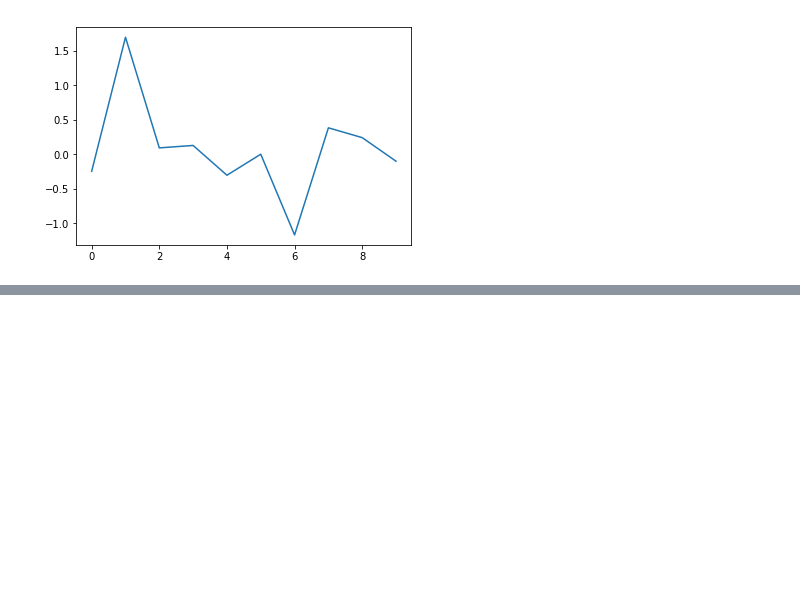
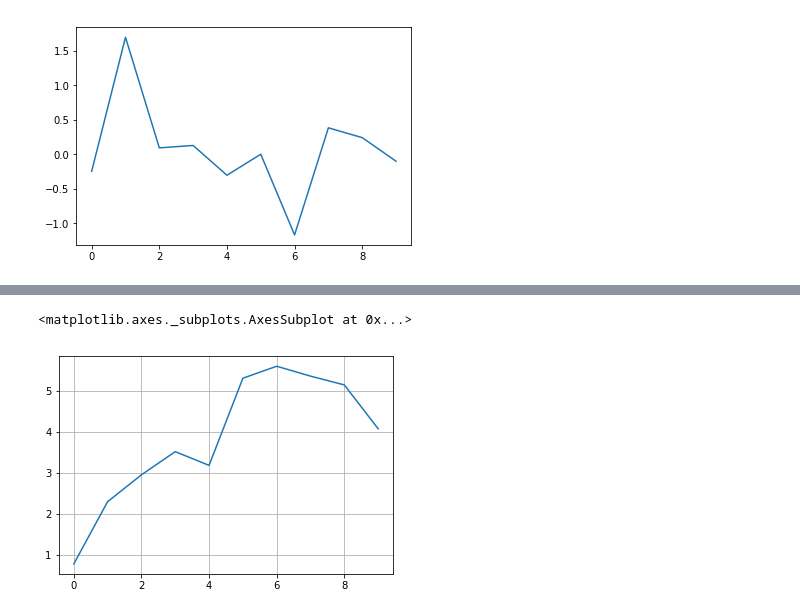
Before and after one commit to lqleon1214/data_analysis_test, a Jupyter notebook: data-exploration-visualization.ipynb, the cells around one changed output, grey strips where cells are left out. Drawn from its saved outputs; the diff is of its cells as text; code cells hidden in the pictures; blank space fills up the shorter version.

```diff
--- a/data-exploration-visualization.ipynb
+++ b/data-exploration-visualization.ipynb
@@ -56,0 +74,5 @@ normals.plot()
+# %%
+normals.cumsum().plot(grid=True)      # 先是累计求和，然后再绘图，并且绘制网格线。
+# %% [output]
+<matplotlib.axes._subplots.AxesSubplot at 0x...>
+[figure, added]
```
Also changed, not shown: parts of 9 cells of this notebook.
